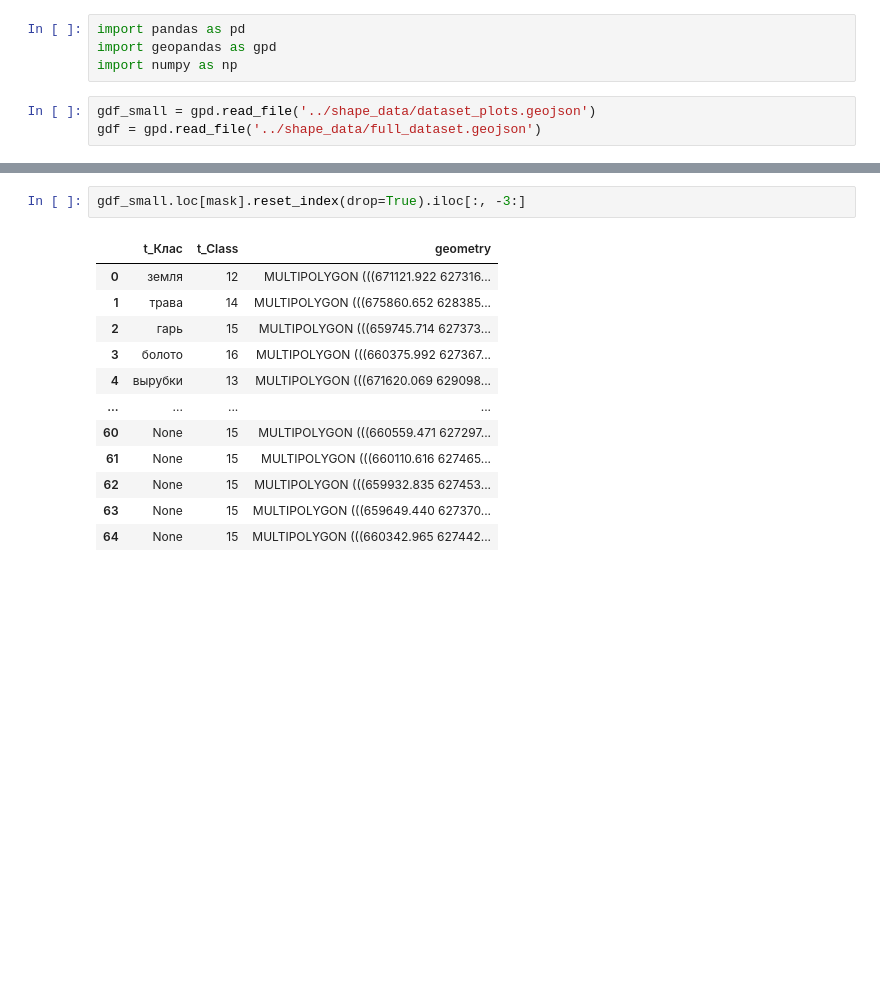
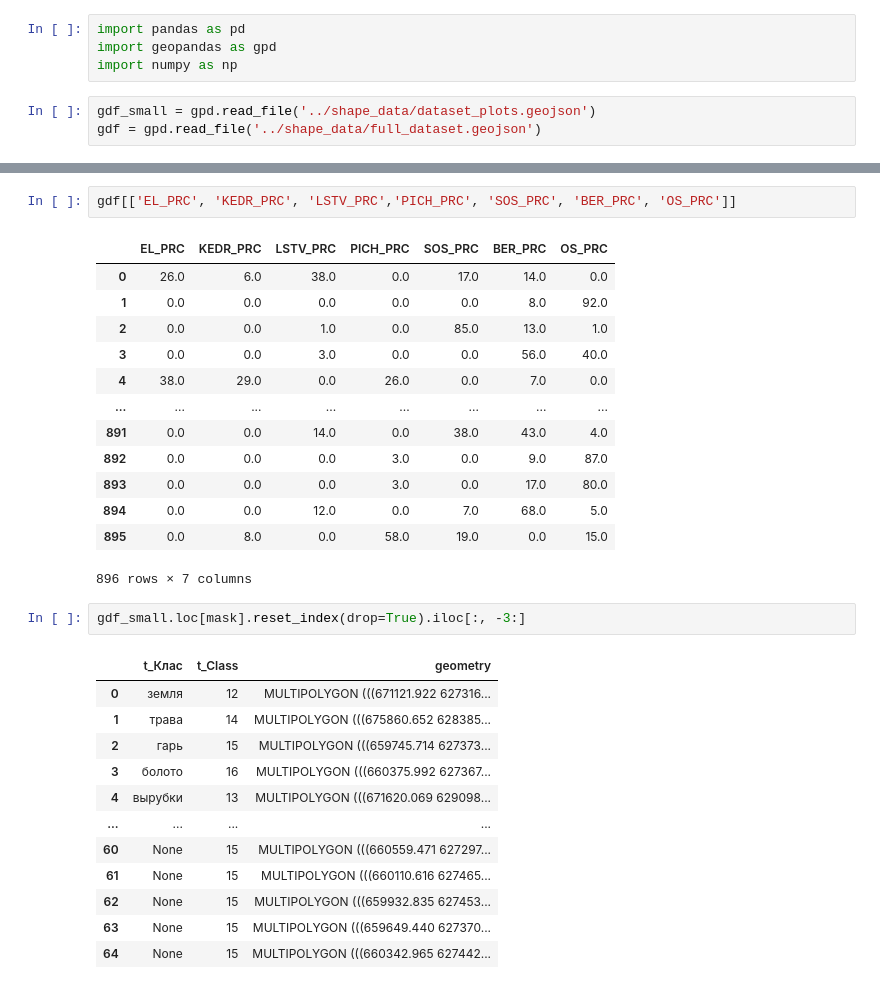
Before and after one commit to mishagrol/ForestMapping, a Jupyter notebook: notebooks/Dataset Read.ipynb, the cells around one changed output, grey strips where cells are left out. Drawn from its saved outputs; the diff is of its cells as text; blank space fills up the shorter version.

```diff
--- a/notebooks/Dataset Read.ipynb
+++ b/notebooks/Dataset Read.ipynb
@@ -8,3 +24,19 @@ gdf = gpd.read_file('../shape_data/full_dataset.geojson')
+# %%
+gdf[['EL_PRC', 'KEDR_PRC', 'LSTV_PRC','PICH_PRC', 'SOS_PRC', 'BER_PRC', 'OS_PRC']]
+# %% [output]
+|  | EL_PRC | KEDR_PRC | LSTV_PRC | PICH_PRC | SOS_PRC | BER_PRC | OS_PRC |
+| 0 | 26.0 | 6.0 | 38.0 | 0.0 | 17.0 | 14.0 | 0.0 |
+| 1 | 0.0 | 0.0 | 0.0 | 0.0 | 0.0 | 8.0 | 92.0 |
+| 2 | 0.0 | 0.0 | 1.0 | 0.0 | 85.0 | 13.0 | 1.0 |
+| 3 | 0.0 | 0.0 | 3.0 | 0.0 | 0.0 | 56.0 | 40.0 |
+| 4 | 38.0 | 29.0 | 0.0 | 26.0 | 0.0 | 7.0 | 0.0 |
+| ... | ... | ... | ... | ... | ... | ... | ... |
+| 891 | 0.0 | 0.0 | 14.0 | 0.0 | 38.0 | 43.0 | 4.0 |
+| 892 | 0.0 | 0.0 | 0.0 | 3.0 | 0.0 | 9.0 | 87.0 |
+| 893 | 0.0 | 0.0 | 0.0 | 3.0 | 0.0 | 17.0 | 80.0 |
+| 894 | 0.0 | 0.0 | 12.0 | 0.0 | 7.0 | 68.0 | 5.0 |
+| 895 | 0.0 | 8.0 | 0.0 | 58.0 | 19.0 | 0.0 | 15.0 |
+896 rows × 7 columns
 # %%
 gdf_small.loc[mask].reset_index(drop=True).iloc[:, -3:]
 # %% [output]
```
Also changed, not shown: parts of 2 cells of this notebook, 1 other file.
